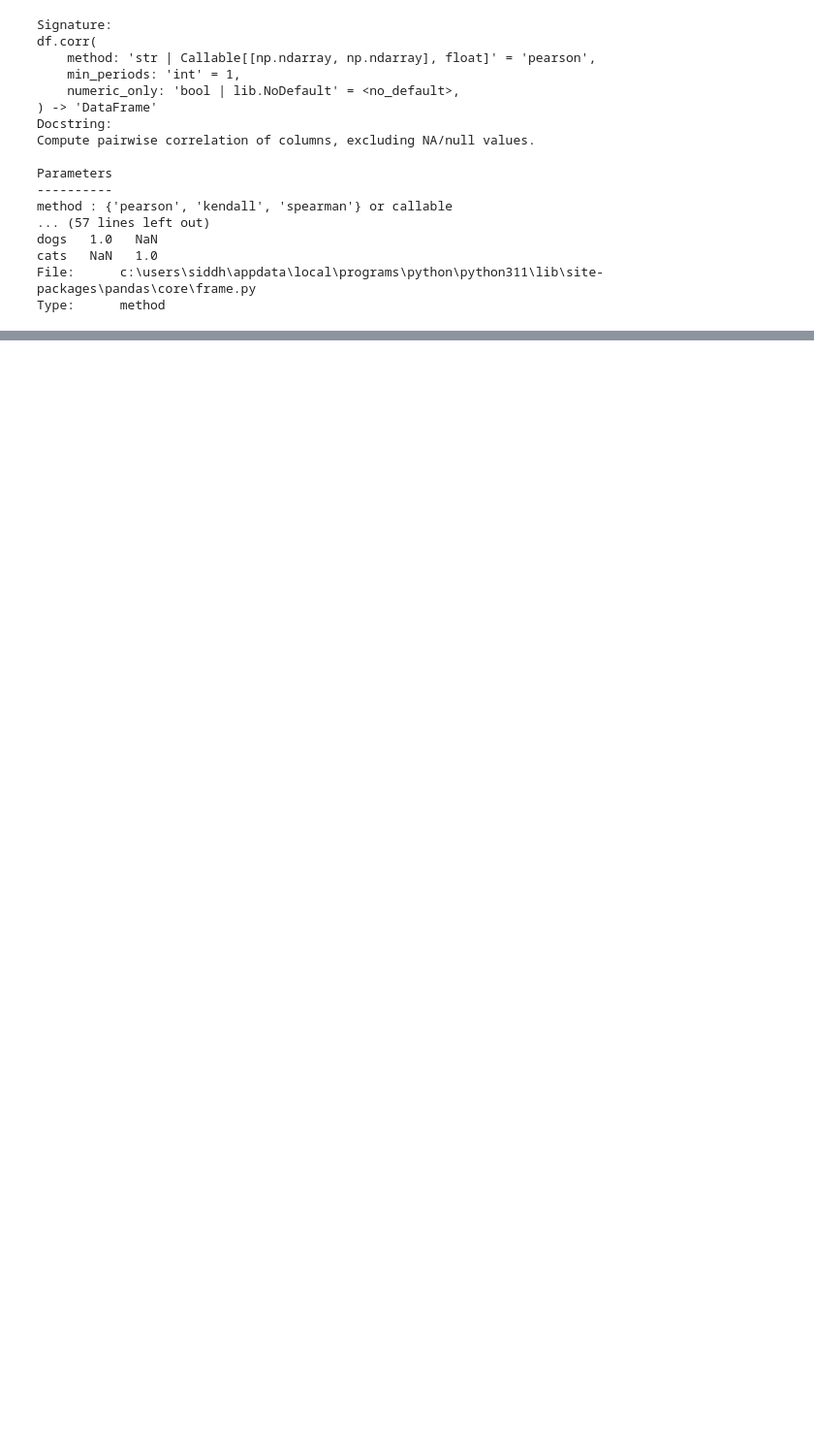
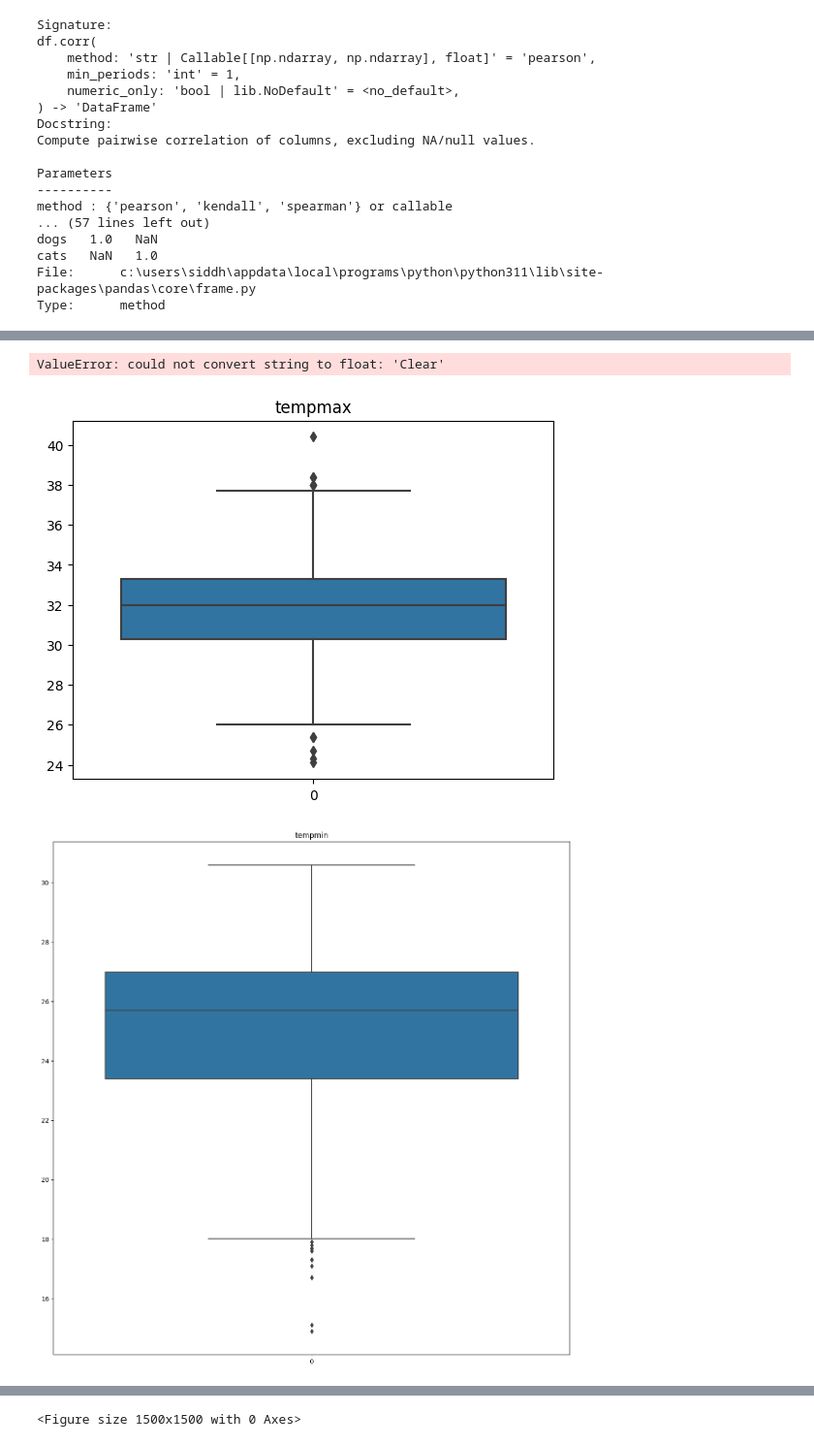
Before and after one commit to siddhN1811/FLMS, a Jupyter notebook: Model/FloodPrediction.ipynb, the cells around one changed output, grey strips where cells are left out. Shown at 97% size. Drawn from its saved outputs; the diff is of its cells as text; code cells hidden in the pictures; blank space fills up the shorter version.

```diff
--- a/Model/FloodPrediction.ipynb
+++ b/Model/FloodPrediction.ipynb
@@ -57,0 +103,10 @@ Type:      method
+# %%
+for feature in df:
+    data=df.copy()
+    sns.boxplot(data[feature])
+    plt.title(feature)
+    plt.figure(figsize=(15,15))
+# %% [output]
+ValueError: could not convert string to float: 'Clear'
+[figure, added]
+[figure, added]
@@ -57,0 +121 @@ Type:      method
+<Figure size 1500x1500 with 0 Axes>
```
Also changed, not shown: parts of 37 cells of this notebook, 1 other file.
